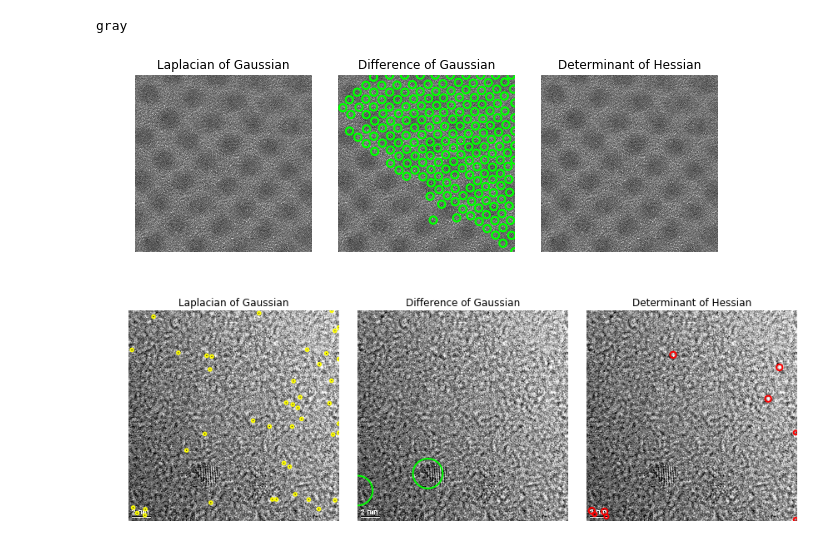
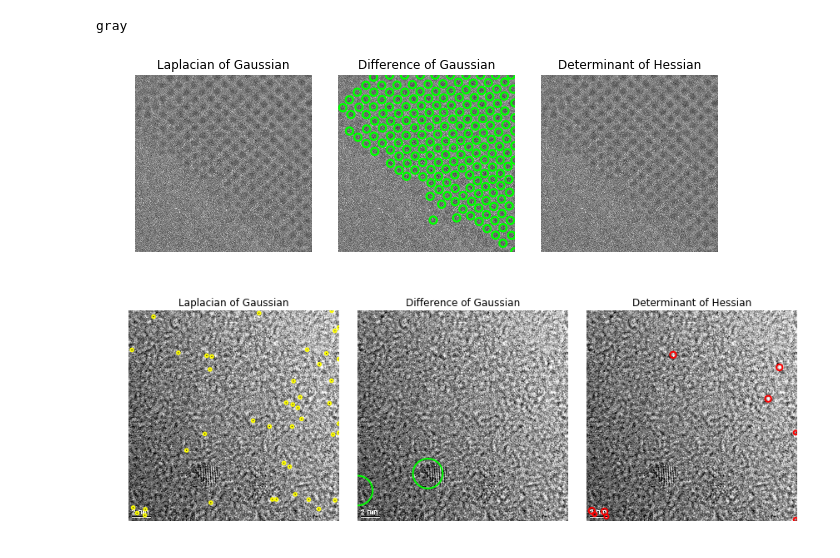
Before and after one commit to sbarton272/particleRecognition, a Jupyter notebook: Blob Detection Methods.ipynb, the cells around one changed output. Drawn from its saved outputs; the diff is of its cells as text; code cells hidden in the pictures.

```diff
--- a/Blob Detection Methods.ipynb
+++ b/Blob Detection Methods.ipynb
@@ -116,35 +116,35 @@ blobs_log = blob_log(image_gray, min_sigma=20,max_sigma=100, num_sigma=20, overl
 
 # Compute radii in the 3rd column.
 blobs_log[:, 2] = blobs_log[:, 2] * sqrt(2)
 
 blobs_dog = blob_dog(image_gray, min_sigma=15, max_sigma=70, threshold=.2)
 blobs_dog[:, 2] = blobs_dog[:, 2] * sqrt(2)
 
 blobs_doh = blob_doh(image_gray,min_sigma=10, max_sigma=100,num_sigma=20, threshold=.2)
 
 blobs_list = [blobs_log, blobs_dog, blobs_doh]
 colors = ['yellow', 'lime', 'red']
 titles = ['Laplacian of Gaussian', 'Difference of Gaussian',
           'Determinant of Hessian']
 sequence = zip(blobs_list, colors, titles)
 
 fig, axes = plt.subplots(1, 3, figsize=(9, 3), sharex=True, sharey=True,
                          subplot_kw={'adjustable': 'box-forced'})
 ax = axes.ravel()
 
 for idx, (blobs, color, title) in enumerate(sequence):
     ax[idx].set_title(title)
-    ax[idx].imshow(img2, interpolation='nearest',cmap="Greys_r")
+    ax[idx].imshow(image2, interpolation='nearest',cmap="Greys_r")
     for blob in blobs:
         y, x, r = blob
         c = plt.Circle((x, y), r, color=color, linewidth=2, fill=False)
         ax[idx].add_patch(c)
     ax[idx].set_axis_off()
 
 plt.tight_layout()
 plt.show()
 # %% [output]
-[figure, old version]
+[figure, new version]
 # %%
 blobs_dog = blob_dog(image_gray,min_sigma=20, max_sigma=70, threshold=.7)
 blobs_dog[:, 2] = blobs_dog[:, 2] * sqrt(2)
```
Also changed, not shown: parts of 5 cells of this notebook, 1 other file.
